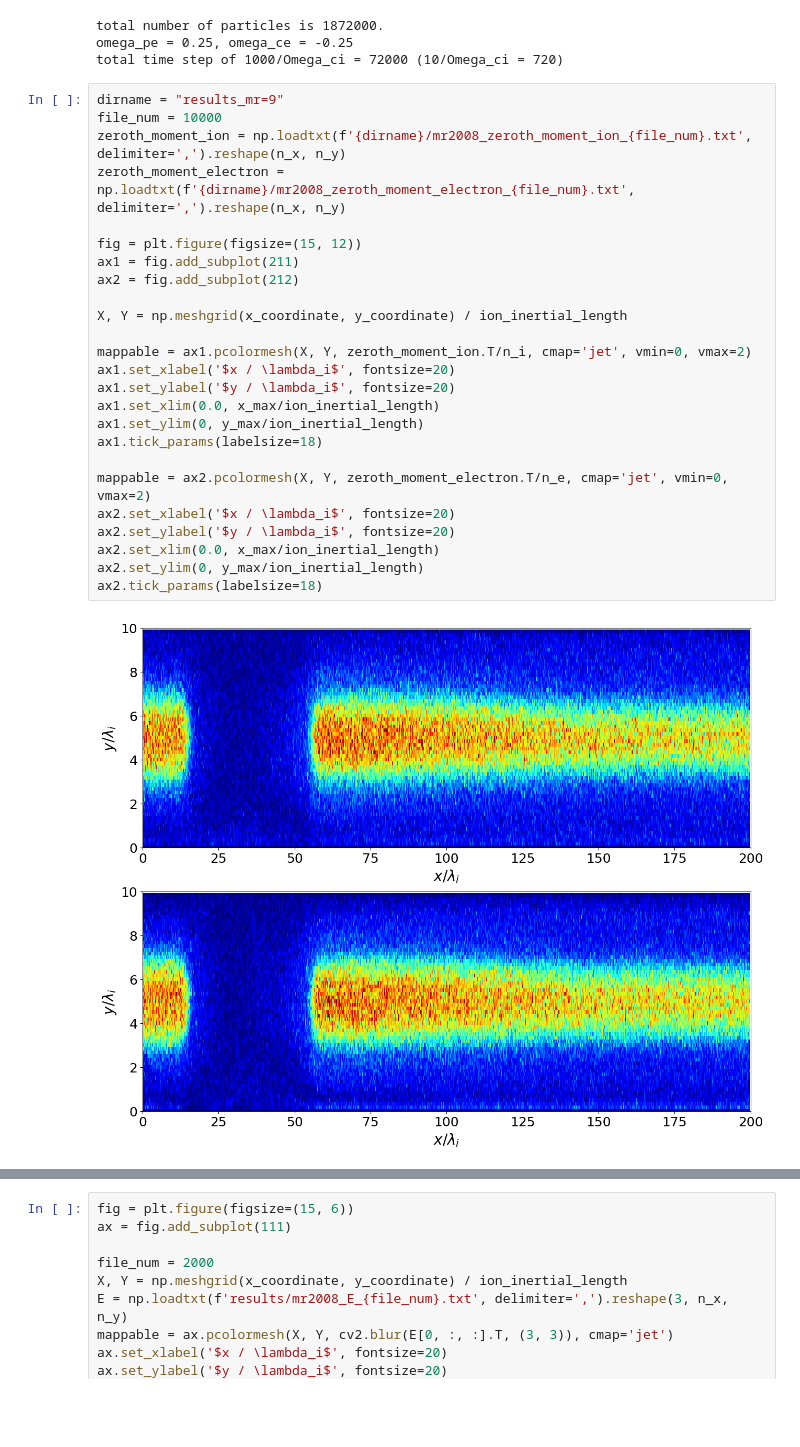
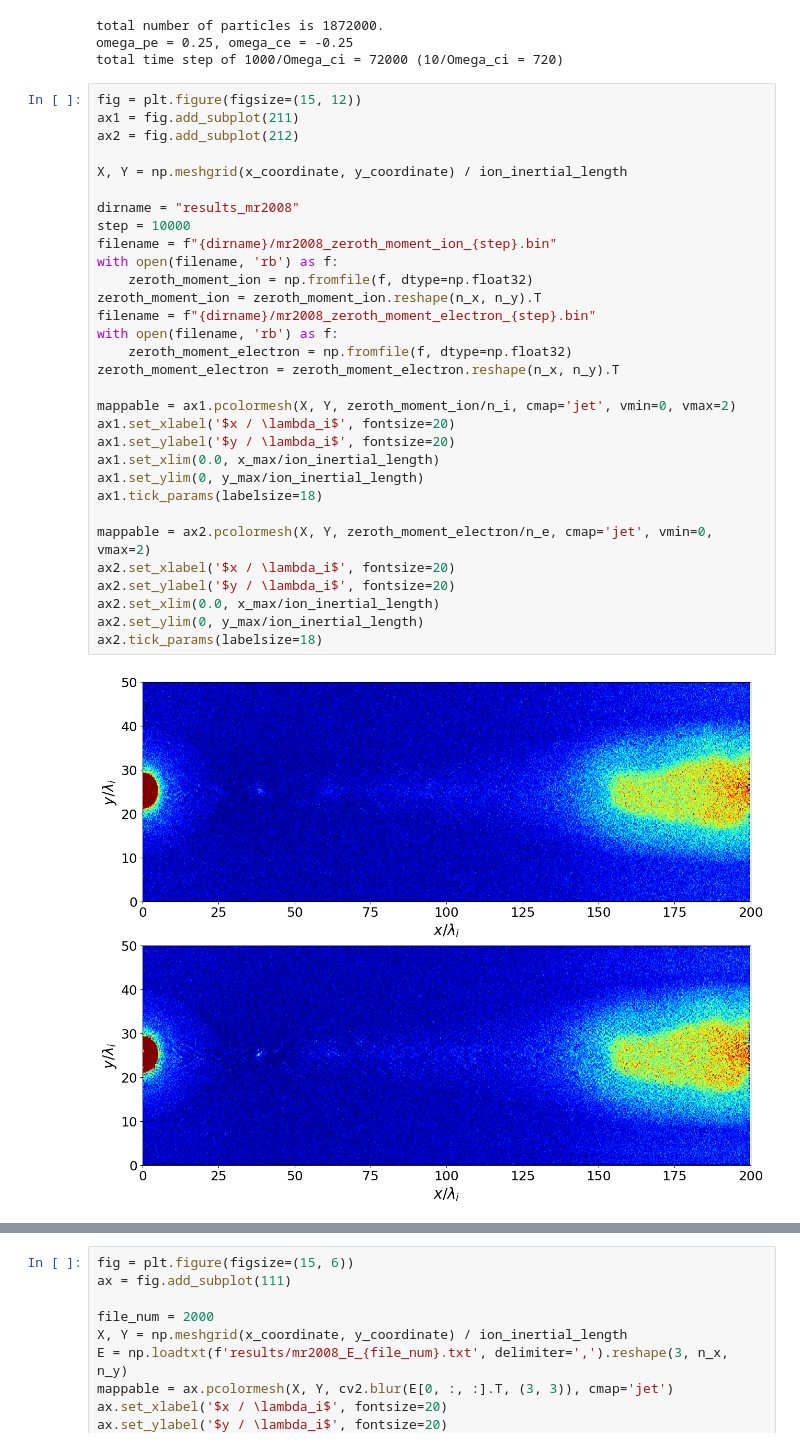
Before and after one commit to keita-akutagawa/PIC_GPU, a Jupyter notebook: examples_2D/mr2008/PIC2D_plot_mr2008.ipynb, the cells around one changed output, grey strips where cells are left out. Saved outputs shown, nothing was run; the diff lists cells and outputs as text; blank space fills up the shorter version.

```diff
--- a/examples_2D/mr2008/PIC2D_plot_mr2008.ipynb
+++ b/examples_2D/mr2008/PIC2D_plot_mr2008.ipynb
@@ -67,32 +67,38 @@ total number of particles is 1872000.
 omega_pe = 0.25, omega_ce = -0.25
 total time step of 1000/Omega_ci = 72000 (10/Omega_ci = 720)
 # %%
-dirname = "results_mr=9"
-file_num = 10000
-zeroth_moment_ion = np.loadtxt(f'{dirname}/mr2008_zeroth_moment_ion_{file_num}.txt', delimiter=',').reshape(n_x, n_y)
-zeroth_moment_electron = np.loadtxt(f'{dirname}/mr2008_zeroth_moment_electron_{file_num}.txt', delimiter=',').reshape(n_x, n_y)
-
 fig = plt.figure(figsize=(15, 12))
 ax1 = fig.add_subplot(211)
 ax2 = fig.add_subplot(212)
 
 X, Y = np.meshgrid(x_coordinate, y_coordinate) / ion_inertial_length
 
-mappable = ax1.pcolormesh(X, Y, zeroth_moment_ion.T/n_i, cmap='jet', vmin=0, vmax=2)
+dirname = "results_mr2008"
+step = 10000
+filename = f"{dirname}/mr2008_zeroth_moment_ion_{step}.bin"
+with open(filename, 'rb') as f:
+    zeroth_moment_ion = np.fromfile(f, dtype=np.float32)
+zeroth_moment_ion = zeroth_moment_ion.reshape(n_x, n_y).T
+filename = f"{dirname}/mr2008_zeroth_moment_electron_{step}.bin"
+with open(filename, 'rb') as f:
+    zeroth_moment_electron = np.fromfile(f, dtype=np.float32)
+zeroth_moment_electron = zeroth_moment_electron.reshape(n_x, n_y).T
+
+mappable = ax1.pcolormesh(X, Y, zeroth_moment_ion/n_i, cmap='jet', vmin=0, vmax=2)
 ax1.set_xlabel('$x / \lambda_i$', fontsize=20)
 ax1.set_ylabel('$y / \lambda_i$', fontsize=20)
 ax1.set_xlim(0.0, x_max/ion_inertial_length)
 ax1.set_ylim(0, y_max/ion_inertial_length)
 ax1.tick_params(labelsize=18)
 
-mappable = ax2.pcolormesh(X, Y, zeroth_moment_electron.T/n_e, cmap='jet', vmin=0, vmax=2)
+mappable = ax2.pcolormesh(X, Y, zeroth_moment_electron/n_e, cmap='jet', vmin=0, vmax=2)
 ax2.set_xlabel('$x / \lambda_i$', fontsize=20)
 ax2.set_ylabel('$y / \lambda_i$', fontsize=20)
 ax2.set_xlim(0.0, x_max/ion_inertial_length)
 ax2.set_ylim(0, y_max/ion_inertial_length)
 ax2.tick_params(labelsize=18)
 # %% [output]
-[figure, old version]
+[figure, new version]
 # %%
 fig = plt.figure(figsize=(15, 6))
 ax = fig.add_subplot(111)
```
Also changed, not shown: parts of 1 cell of this notebook, 2 other files.
